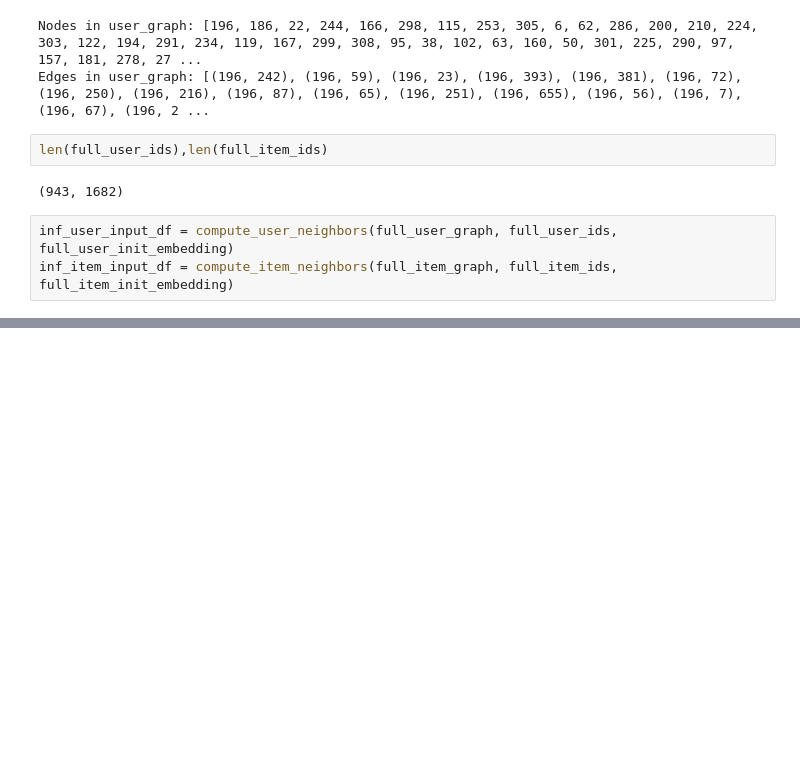
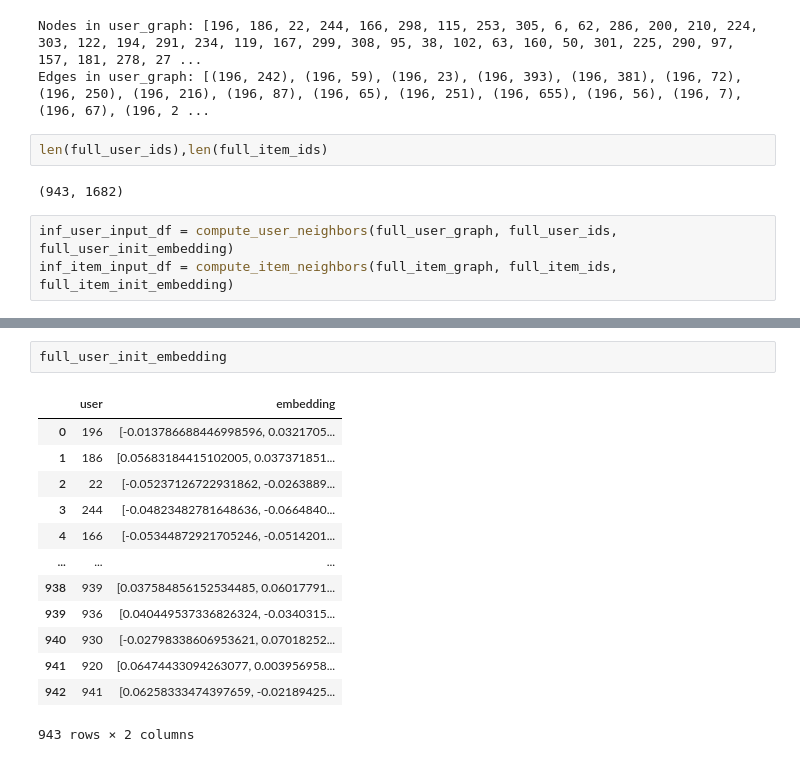
Before and after one commit to PaganMin-11353/dinghui101, a Jupyter notebook: final.ipynb, the cells around one changed output, grey strips where cells are left out. Saved outputs shown, nothing was run; the diff lists cells and outputs as text; blank space fills up the shorter version.

```diff
--- a/final.ipynb
+++ b/final.ipynb
@@ -567,0 +599,16 @@ NameError: name 'user2idx' is not defined
+# %%
+full_user_init_embedding
+# %% [output]
+|  | user | embedding |
+| 0 | 196 | [-0.013786688446998596, 0.0321705... |
+| 1 | 186 | [0.05683184415102005, 0.037371851... |
+| 2 | 22 | [-0.05237126722931862, -0.0263889... |
+| 3 | 244 | [-0.04823482781648636, -0.0664840... |
+| 4 | 166 | [-0.05344872921705246, -0.0514201... |
+| ... | ... | ... |
+| 938 | 939 | [0.037584856152534485, 0.06017791... |
+| 939 | 936 | [0.040449537336826324, -0.0340315... |
+| 940 | 930 | [-0.02798338606953621, 0.07018252... |
+| 941 | 920 | [0.06474433094263077, 0.003956958... |
+| 942 | 941 | [0.06258333474397659, -0.02189425... |
+943 rows × 2 columns
```
Also changed, not shown: parts of 15 cells of this notebook, 7 other files.
